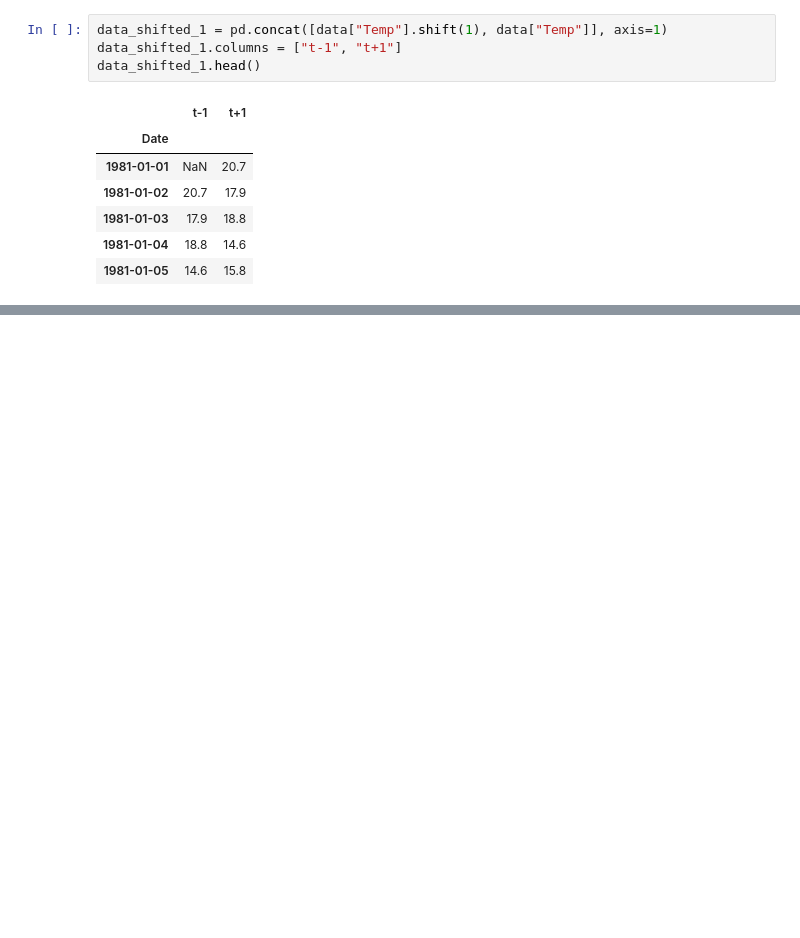
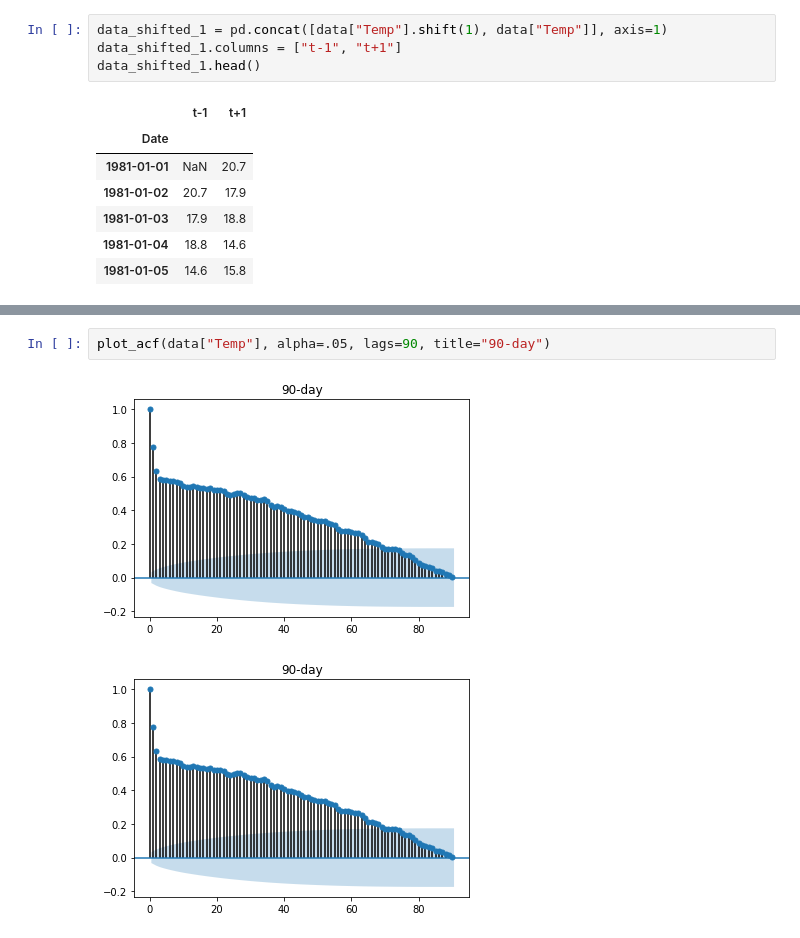
Before and after one commit to drbwa/timeserieseda, a Jupyter notebook: time-series-feature-generation/ts-classification.ipynb, the cells around one changed output, grey strips where cells are left out. Drawn from its saved outputs; the diff is of its cells as text; blank space fills up the shorter version.

```diff
--- a/time-series-feature-generation/ts-classification.ipynb
+++ b/time-series-feature-generation/ts-classification.ipynb
@@ -69,0 +116,5 @@ data_shifted_1.head()
+# %%
+plot_acf(data["Temp"], alpha=.05, lags=90, title="90-day")
+# %% [output]
+[figure, added]
+[figure, added]
```
Also changed, not shown: parts of 23 cells of this notebook, 1 other file.
